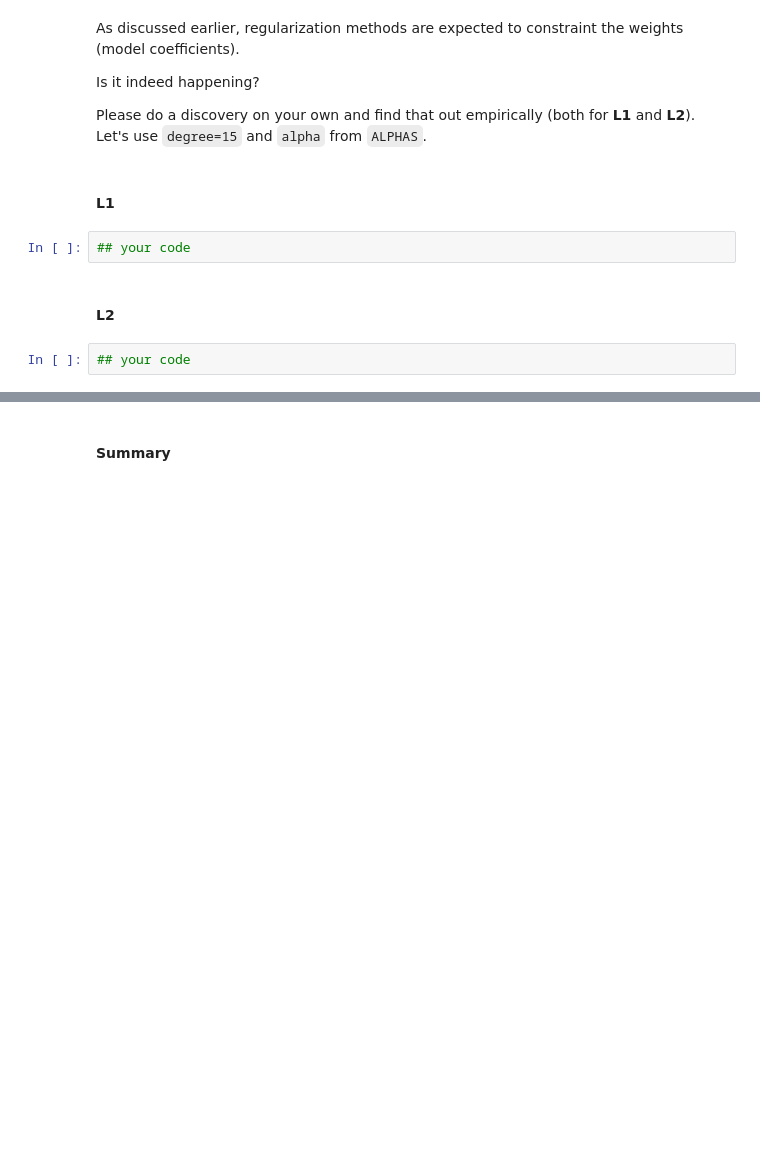
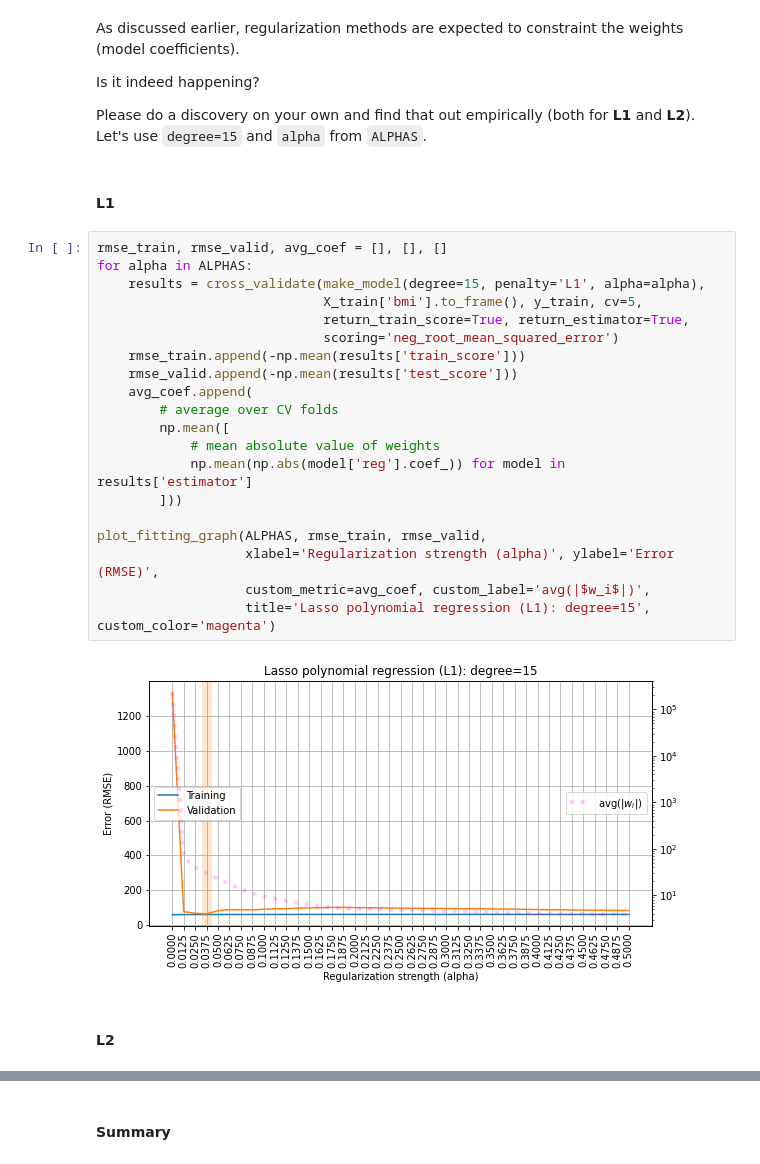
Before and after one commit to Stanislav-3/Overfitting_regularization, a Jupyter notebook: overfitting_regularization.ipynb, the cells around one changed output, grey strips where cells are left out. Cells and saved outputs as stored; diff of their text form; blank space fills up the shorter version.

```diff
--- a/overfitting_regularization.ipynb
+++ b/overfitting_regularization.ipynb
@@ -413,9 +455,27 @@ Is it indeed happening?
 Please do a discovery on your own and find that out empirically (both for **L1** and **L2**). Let's use `degree=15` and `alpha` from `ALPHAS`.
 # %% [markdown]
 #### L1
-# %%
-## your code
+# %%
+rmse_train, rmse_valid, avg_coef = [], [], []
+for alpha in ALPHAS:
+    results = cross_validate(make_model(degree=15, penalty='L1', alpha=alpha),
+                             X_train['bmi'].to_frame(), y_train, cv=5,
+                             return_train_score=True, return_estimator=True,
+                             scoring='neg_root_mean_squared_error')
+    rmse_train.append(-np.mean(results['train_score']))
+    rmse_valid.append(-np.mean(results['test_score']))
+    avg_coef.append(
+        # average over CV folds
+        np.mean([
+            # mean absolute value of weights
+            np.mean(np.abs(model['reg'].coef_)) for model in results['estimator']
+        ]))
+
+plot_fitting_graph(ALPHAS, rmse_train, rmse_valid,
+                   xlabel='Regularization strength (alpha)', ylabel='Error (RMSE)',
+                   custom_metric=avg_coef, custom_label='avg(|$w_i$|)',
+                   title='Lasso polynomial regression (L1): degree=15', custom_color='magenta')
+# %% [output]
+[figure, added]
 # %% [markdown]
 #### L2
-# %%
-## your code
```
Also changed, not shown: parts of 25 cells of this notebook.
